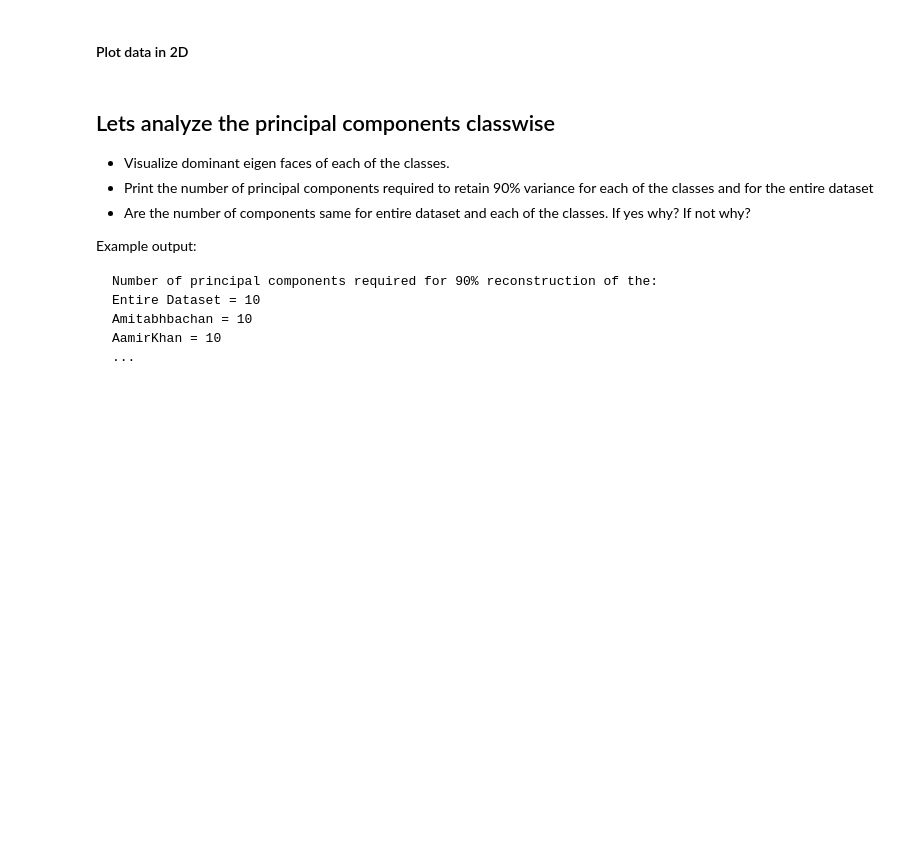
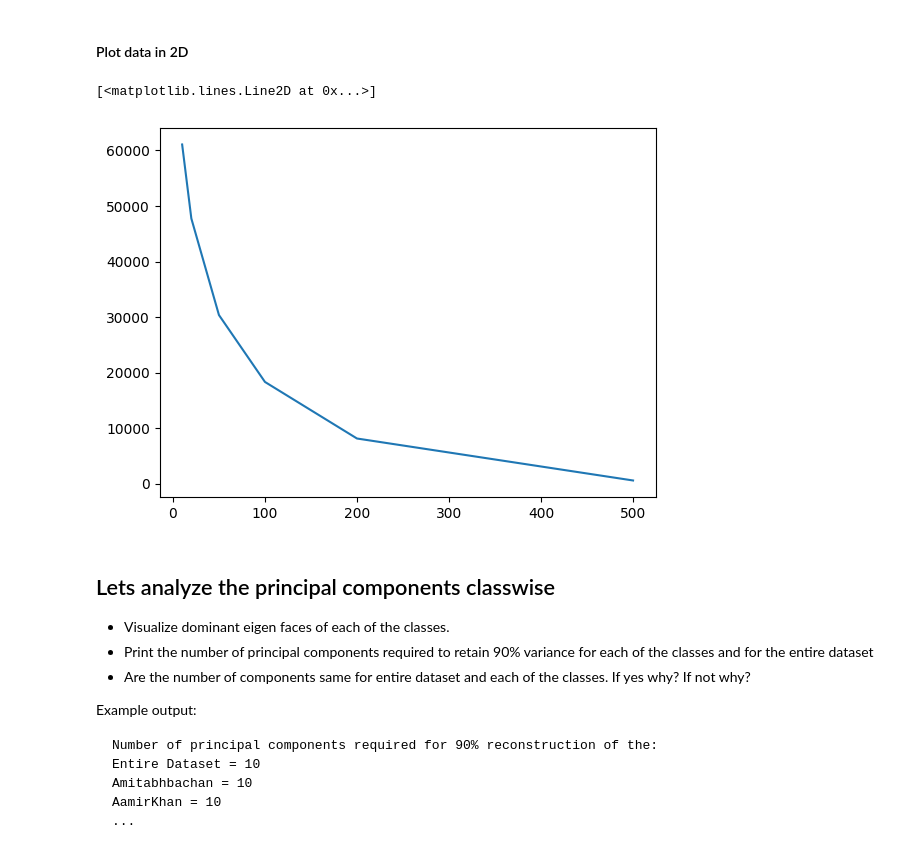
Before and after one commit to shiridikumar/SMAI_assignment, a Jupyter notebook: RollNumber_Q2.ipynb, the cells around one changed output. Cells and saved outputs as stored; diff of their text form; code cells hidden in the pictures; blank space fills up the shorter version.

```diff
--- a/RollNumber_Q2.ipynb
+++ b/RollNumber_Q2.ipynb
@@ -210,3 +271,16 @@ plot(eig_vecs,H,W,C, indices)
 #### Plot data in 2D
 # %%
 # plot data in 2D
+comp=[10,20,50,100,200,500]
+errs=[]
+
+for i in range(len(comp)):
+    eigenVectors=eig_vectors[:,:comp[i]]
+    x=compute_recc(X,eigenVectors)
+    recerr=abs(x-X)*abs(x-X)
+    err=np.sum(recerr)
+    errs.append(err)
+plt.plot(comp,errs)
+# %% [output]
+[<matplotlib.lines.Line2D at 0x...>]
+[figure, added]
```
Also changed, not shown: parts of 8 cells of this notebook, 1 other file.
